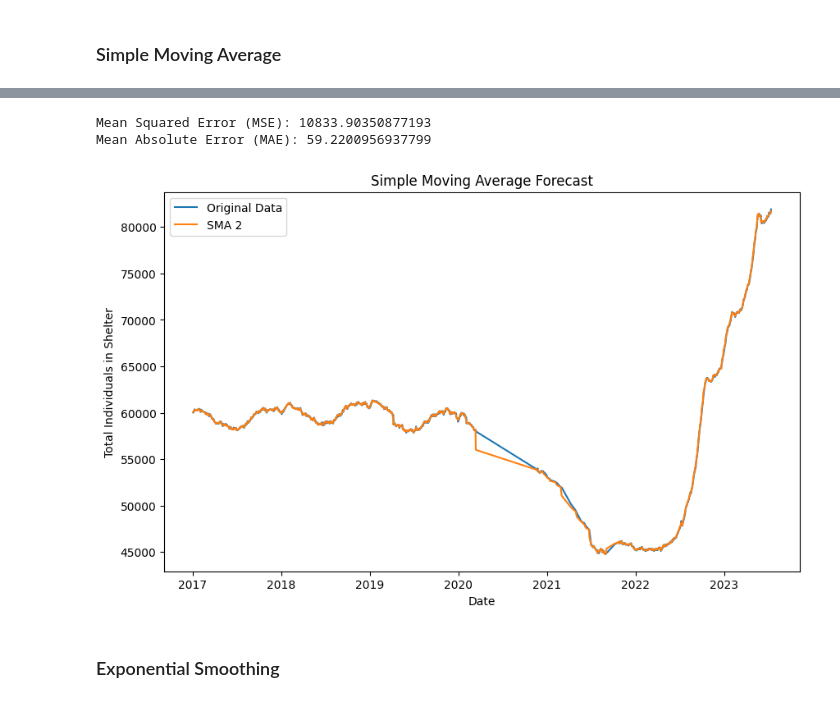
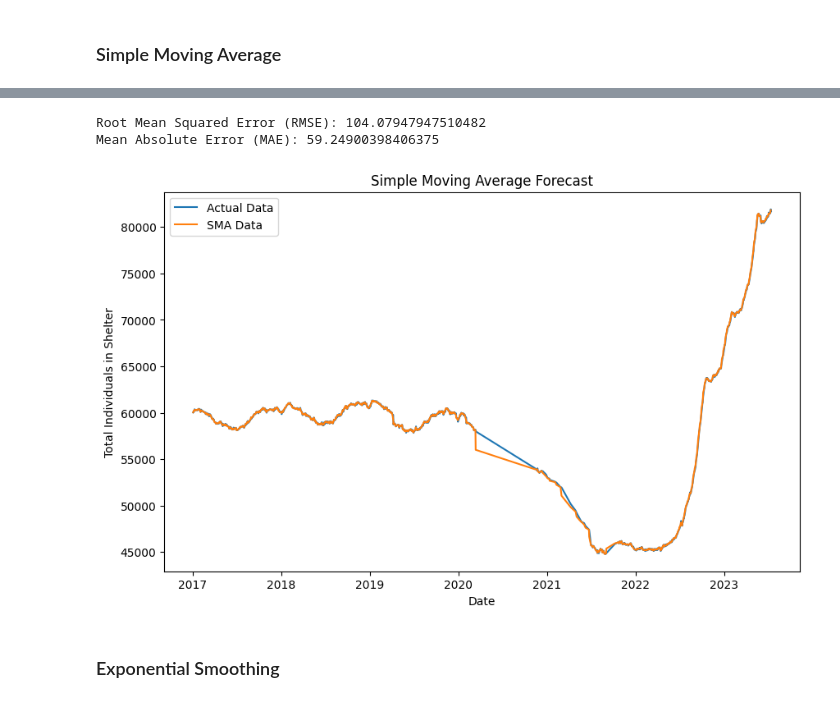
Before and after one commit to Mofeoluwa/ds4a-2023-team-7, a Jupyter notebook: housing/forecasting.ipynb, the cells around one changed output, grey strips where cells are left out. Cells and saved outputs as stored; diff of their text form; code cells hidden in the pictures.

```diff
--- a/housing/forecasting.ipynb
+++ b/housing/forecasting.ipynb
@@ -146,24 +100,26 @@ window_size = 2
 sma = merged_df['total_individuals_in_shelter'].rolling(window_size).mean().dropna()
 actual_values = merged_df['total_individuals_in_shelter'][window_size-1:].reset_index(drop=True)
 
-mse_sma = mean_squared_error(actual_values, sma)
-mae_sma = mean_absolute_error(actual_values, sma)
+# Calculate MAE and RMSE
+sma_rmse = np.sqrt(mean_squared_error(actual_values, sma))
+sma_mae = mean_absolute_error(actual_values, sma)
 
-print("Mean Squared Error (MSE):", mse_sma)
-print("Mean Absolute Error (MAE):", mae_sma)
+print("Root Mean Squared Error (RMSE):", sma_rmse)
+print("Mean Absolute Error (MAE):", sma_mae)
 # %% [output]
-Mean Squared Error (MSE): 10833.90350877193
-Mean Absolute Error (MAE): 59.2200956937799
+Root Mean Squared Error (RMSE): 104.07947947510482
+Mean Absolute Error (MAE): 59.24900398406375
 # %%
+# Plot the actual values and the SMA values
 plt.figure(figsize=(10, 6))
-plt.plot(merged_df.index, merged_df['total_individuals_in_shelter'], label='Original Data')
-plt.plot(merged_df.index, sma, label=f'SMA {window_size}')
+plt.plot(merged_df.index, merged_df['total_individuals_in_shelter'], label='Actual Data')
+plt.plot(sma.index, sma, label='SMA Data')
+plt.legend(loc='best')
 plt.xlabel('Date')
 plt.ylabel('Total Individuals in Shelter')
 plt.title('Simple Moving Average Forecast')
-plt.legend()
 plt.show()
 # %% [output]
-[figure, old version]
+[figure, new version]
 # %% [markdown]
 ### Exponential Smoothing
```
Also changed, not shown: parts of 30 cells of this notebook, 1 other file.
